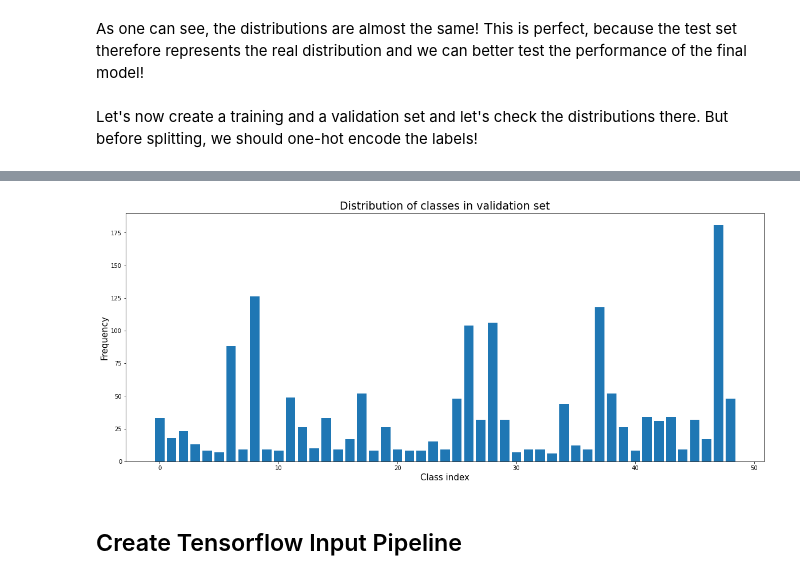
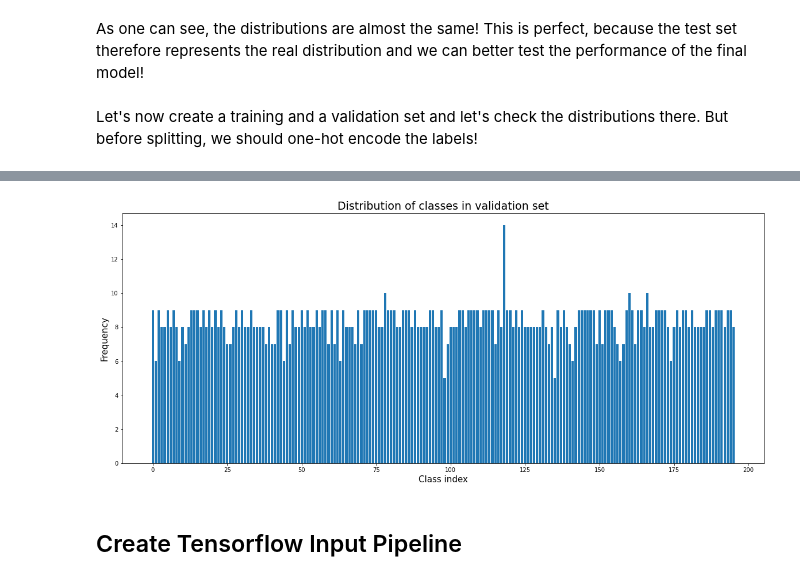
Before and after one commit to patrickbrus/IBM_Machine_Learning_Professional, a Jupyter notebook: Deep_Learning/DeepLearning_Project.ipynb, the cells around one changed output, grey strips where cells are left out. Saved outputs shown, nothing was run; the diff lists cells and outputs as text; code cells hidden in the pictures.

```diff
--- a/Deep_Learning/DeepLearning_Project.ipynb
+++ b/Deep_Learning/DeepLearning_Project.ipynb
@@ -262,3 +200,0 @@ dict_old_class_to_new_class
-# %%
-# lets now adapt the dataframe to match the new classes
-df["new_class"] = df["class"].apply(lambda x: dict_old_class_to_new_class[class_names[x-1]])
@@ -409,7 +321,7 @@ As one can see, the distributions are almost the same! This is perfect, because
 Let's now create a training and a validation set and let's check the distributions there. But before splitting, we should one-hot encode the labels!
 # %%
 # start with one-hot encoding the column "class"
-df_encoded = pd.get_dummies(df, columns=["new_class"])
-df_encoded.columns = ["filename", "class", "test", *new_class_names]
+df_encoded = pd.get_dummies(df, columns=["class"])
+df_encoded.columns = ["filename", "test", *class_names]
 df_encoded.head()
 # %% [output]
@@ -428,7 +340,7 @@ df_test = df_encoded.loc[df["test"] == 1]
 
 sss = StratifiedShuffleSplit(n_splits=1, test_size=0.2, random_state=42)
 
-for train_index, test_index in sss.split(df_training.drop(columns=new_class_names), df_training[new_class_names]):
+for train_index, test_index in sss.split(df_training.drop(columns=class_names), df_training[class_names]):
     print("TRAIN:", train_index, "TEST:", test_index)
     df_train = df_training.iloc[train_index]
     df_val = df_training.iloc[test_index]
@@ -448,15 +360,15 @@ plt.show()
 # %%
 # check distribution of test set
 plt.figure(figsize=(20, 8))
-count_classes_test = df_val[new_class_names].sum(axis=0).values
-bins = np.arange(0, len(new_class_names))
+count_classes_test = df_val[class_names].sum(axis=0).values
+bins = np.arange(0, len(class_names))
 plt.bar(x=bins, height=count_classes_test)
 plt.title("Distribution of classes in validation set", size=19)
 plt.xlabel("Class index", size=15)
 plt.ylabel("Frequency", size=15)
 plt.show()
 # %% [output]
-[figure, old version]
+[figure, new version]
 # %% [markdown]
 ## Create Tensorflow Input Pipeline
 # %% [markdown]
```
Also changed, not shown: parts of 49 cells of this notebook, 4 other files.
